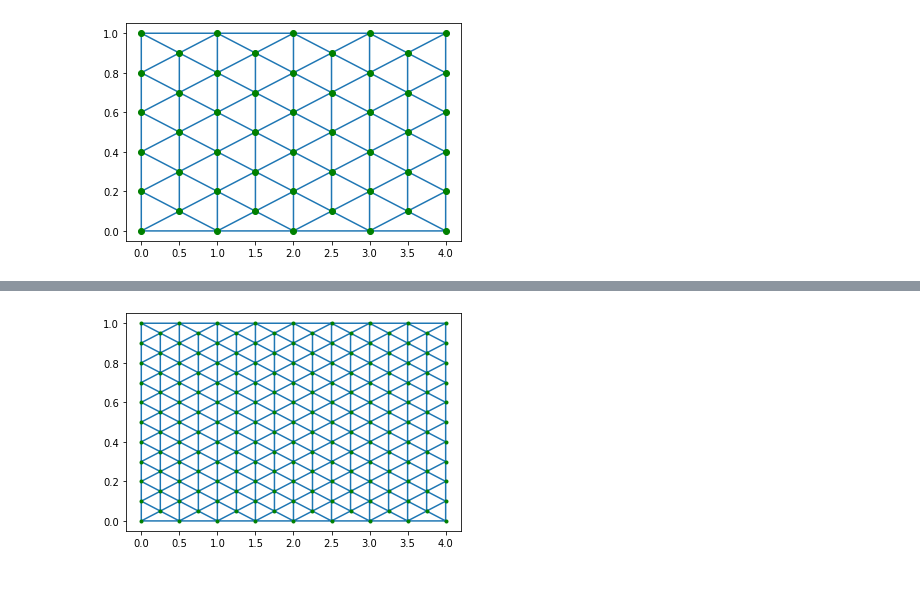
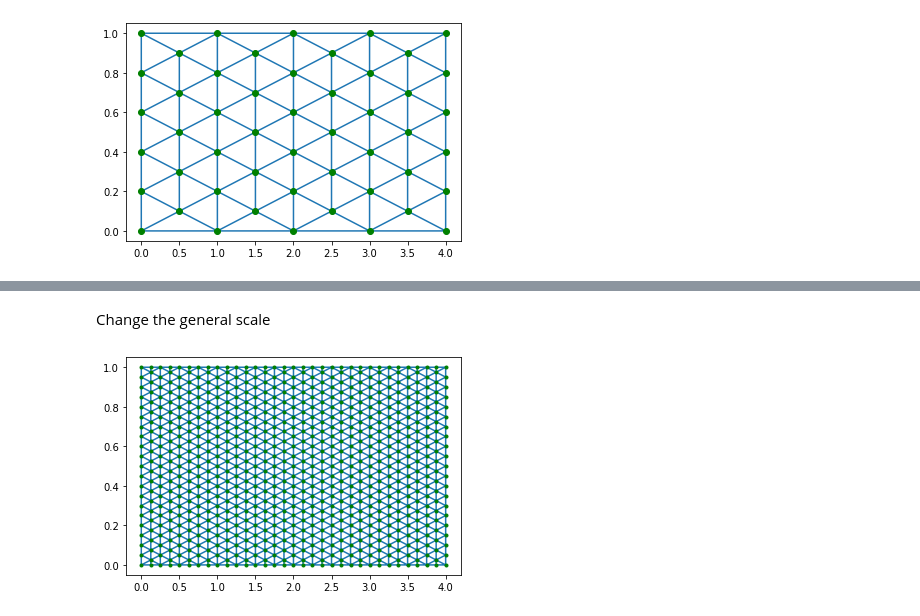
Before and after one commit to sberres/FoamFronts, a Jupyter notebook: gen_mesh_rectangular.ipynb, the cells around one changed output, grey strips where cells are left out. Drawn from its saved outputs; the diff is of its cells as text; code cells hidden in the pictures; blank space fills up the shorter version.

```diff
--- a/gen_mesh_rectangular.ipynb
+++ b/gen_mesh_rectangular.ipynb
@@ -75,19 +91,24 @@ plt.plot(PP[:,0], PP[:,1],'go')
+# %% [markdown]
+Change the general scale
 # %%
-SCALE=2
+SCALE=4
 X = np.arange(0,4 + 1/SCALE,1/SCALE)
 Y = np.arange(0, 1 + 0.05/SCALE, 0.2/SCALE)
 
 Xbar = np.arange(0.5/SCALE,4,1/SCALE)
 Ybar = np.arange(0.1/SCALE,1.0,0.2/SCALE)
 
 P = np.array([[x,y] for y in Y for x in X])
 Pbar = np.array([[x,y] for y in Ybar for x in Xbar])
 
 PP = np.vstack([P,Pbar])
-T = Delaunay(PP)
-plt.triplot(PP[:,0], PP[:,1],T.simplices)
-plt.plot(PP[:,0], PP[:,1], 'g.')
+Pbar_boundary = np.array([[x,y] for y in [0,1] for x in Xbar])
+PPP = np.vstack([PP,Pbar_boundary])
 
-# save_mesh(PP, T, 'T8.off')
+T = Delaunay(PPP)
+plt.triplot(PPP[:,0], PPP[:,1],T.simplices)
+plt.plot(PPP[:,0], PPP[:,1], 'g.');
+
+# save_mesh(PPP, T, 'T8b.off')
 # %% [output]
-[figure, old version]
+[figure, new version]
```
Also changed, not shown: parts of 5 cells of this notebook, 8 other files.
